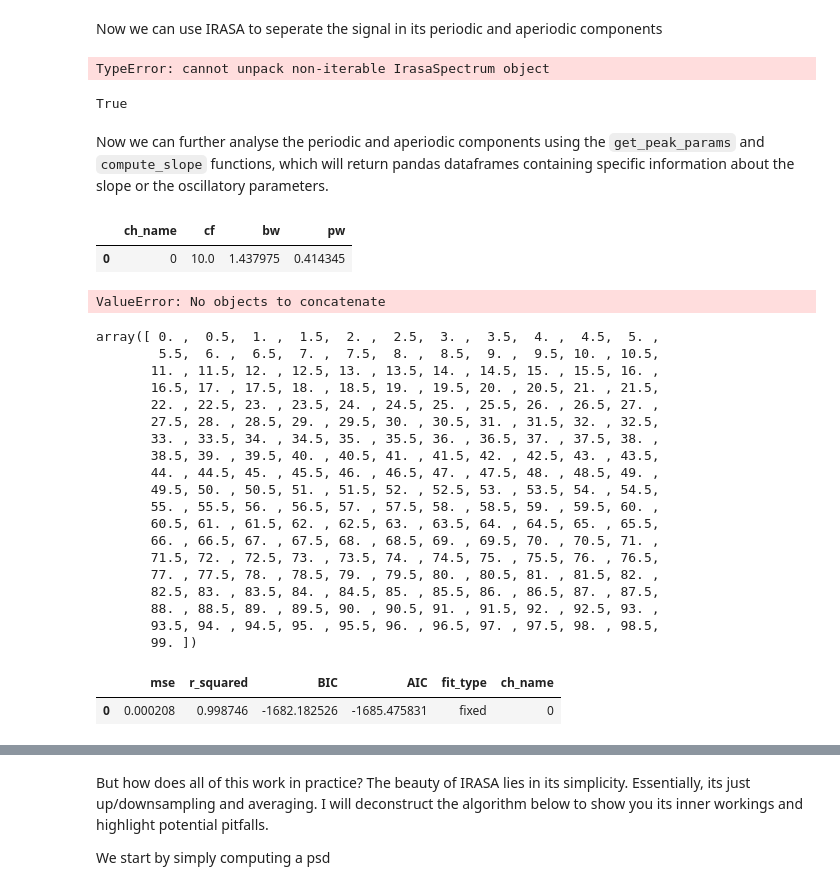
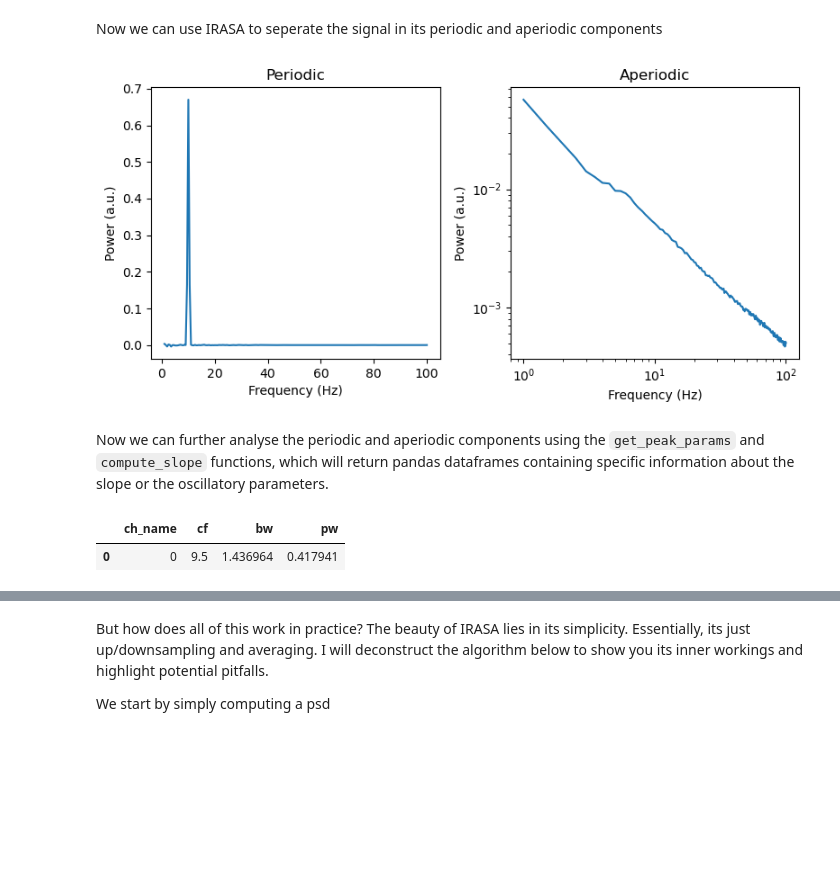
Before and after one commit to schmidtfa/pyrasa, a Jupyter notebook: examples/basic_functionality.ipynb, the cells around one changed output, grey strips where cells are left out. Saved outputs shown, nothing was run; the diff lists cells and outputs as text; code cells hidden in the pictures; blank space fills up the shorter version.

```diff
--- a/examples/basic_functionality.ipynb
+++ b/examples/basic_functionality.ipynb
@@ -42,78 +42,32 @@ Now we can use IRASA to seperate the signal in its periodic and aperiodic compon
 # %%
 from pyrasa.irasa import irasa
 
 irasa_out = irasa(sig,
-                                  fs=fs,
-                                  band=(1, 100),
-                                  psd_kwargs={'nperseg': duration*fs,
-                                                'noverlap': duration*fs*overlap
-                                            },
-                                  hset_info=(1, 2, 0.05))
+                    fs=fs,
+                    band=(1, 100),
+                    psd_kwargs={'nperseg': duration*fs,
+                                'noverlap': duration*fs*overlap
+                            },
+                    hset_info=(1, 2, 0.05))
 
 f, axes = plt.subplots(ncols=2, figsize=(8, 4))
 axes[0].set_title('Periodic')
-axes[0].plot(freq_irasa, psd_p[0,:])
+axes[0].plot(irasa_out.freqs, irasa_out.periodic[0,:])
 axes[0].set_ylabel('Power (a.u.)')
 axes[0].set_xlabel('Frequency (Hz)')
 axes[1].set_title('Aperiodic')
-axes[1].loglog(freq_irasa, psd_ap[0,:])
+axes[1].loglog(irasa_out.freqs, irasa_out.aperiodic[0,:])
 axes[1].set_ylabel('Power (a.u.)')
 axes[1].set_xlabel('Frequency (Hz)')
 
 f.tight_layout()
 # %% [output]
-TypeError: cannot unpack non-iterable IrasaSpectrum object
+[figure, added]
-# %%
-int(freq_irasa[0]) == 1
-
-bool(np.logical_and(freq_irasa[0] == 1, freq_irasa[-1] == 100))
-# %% [output]
-True
 # %% [markdown]
 Now we can further analyse the periodic and aperiodic components using the `get_peak_params` and `compute_slope` functions, which will return pandas dataframes containing specific information about the slope or the oscillatory parameters.
-# %%
-# %% get periodic stuff
-from pyrasa.utils.peak_utils import get_peak_params
-get_peak_params(psd_p, freqs=freq_irasa)
-# %% [output]
-|  | ch_name | cf | bw | pw |
-| 0 | 0 | 10.0 | 1.437975 | 0.414345 |
-# %%
-# %% get aperiodic stuff
-from pyrasa.utils.aperiodic_utils import compute_slope
-
-ap_params, gof_params = compute_slope(aperiodic_spectrum=psd_ap,
-                                       freqs=freq_irasa-1,
-                                       fit_func='fixed',
-                                       #fit_bounds=[0, 40]
-                                       )
-ap_params
-# %% [output]
-ValueError: No objects to concatenate
-# %%
-freq_irasa-1
-# %% [output]
-array([ 0. ,  0.5,  1. ,  1.5,  2. ,  2.5,  3. ,  3.5,  4. ,  4.5,  5. ,
-        5.5,  6. ,  6.5,  7. ,  7.5,  8. ,  8.5,  9. ,  9.5, 10. , 10.5,
-       11. , 11.5, 12. , 12.5, 13. , 13.5, 14. , 14.5, 15. , 15.5, 16. ,
-       16.5, 17. , 17.5, 18. , 18.5, 19. , 19.5, 20. , 20.5, 21. , 21.5,
-       22. , 22.5, 23. , 23.5, 24. , 24.5, 25. , 25.5, 26. , 26.5, 27. ,
-       27.5, 28. , 28.5, 29. , 29.5, 30. , 30.5, 31. , 31.5, 32. , 32.5,
-       33. , 33.5, 34. , 34.5, 35. , 35.5, 36. , 36.5, 37. , 37.5, 38. ,
-       38.5, 39. , 39.5, 40. , 40.5, 41. , 41.5, 42. , 42.5, 43. , 43.5,
-       44. , 44.5, 45. , 45.5, 46. , 46.5, 47. , 47.5, 48. , 48.5, 49. ,
-       49.5, 50. , 50.5, 51. , 51.5, 52. , 52.5, 53. , 53.5, 54. , 54.5,
-       55. , 55.5, 56. , 56.5, 57. , 57.5, 58. , 58.5, 59. , 59.5, 60. ,
-       60.5, 61. , 61.5, 62. , 62.5, 63. , 63.5, 64. , 64.5, 65. , 65.5,
-       66. , 66.5, 67. , 67.5, 68. , 68.5, 69. , 69.5, 70. , 70.5, 71. ,
-       71.5, 72. , 72.5, 73. , 73.5, 74. , 74.5, 75. , 75.5, 76. , 76.5,
-       77. , 77.5, 78. , 78.5, 79. , 79.5, 80. , 80.5, 81. , 81.5, 82. ,
-       82.5, 83. , 83.5, 84. , 84.5, 85. , 85.5, 86. , 86.5, 87. , 87.5,
-       88. , 88.5, 89. , 89.5, 90. , 90.5, 91. , 91.5, 92. , 92.5, 93. ,
-       93.5, 94. , 94.5, 95. , 95.5, 96. , 96.5, 97. , 97.5, 98. , 98.5,
-       99. ])
-# %%
-gof_params
-# %% [output]
-|  | mse | r_squared | BIC | AIC | fit_type | ch_name |
-| 0 | 0.000208 | 0.998746 | -1682.182526 | -1685.475831 | fixed | 0 |
+# %%
+# %% get periodic stuff
+irasa_out.get_peaks()
+# %% [output]
+|  | ch_name | cf | bw | pw |
+| 0 | 0 | 9.5 | 1.436964 | 0.417941 |
```
Also changed, not shown: parts of 18 cells of this notebook, 2 other files.
